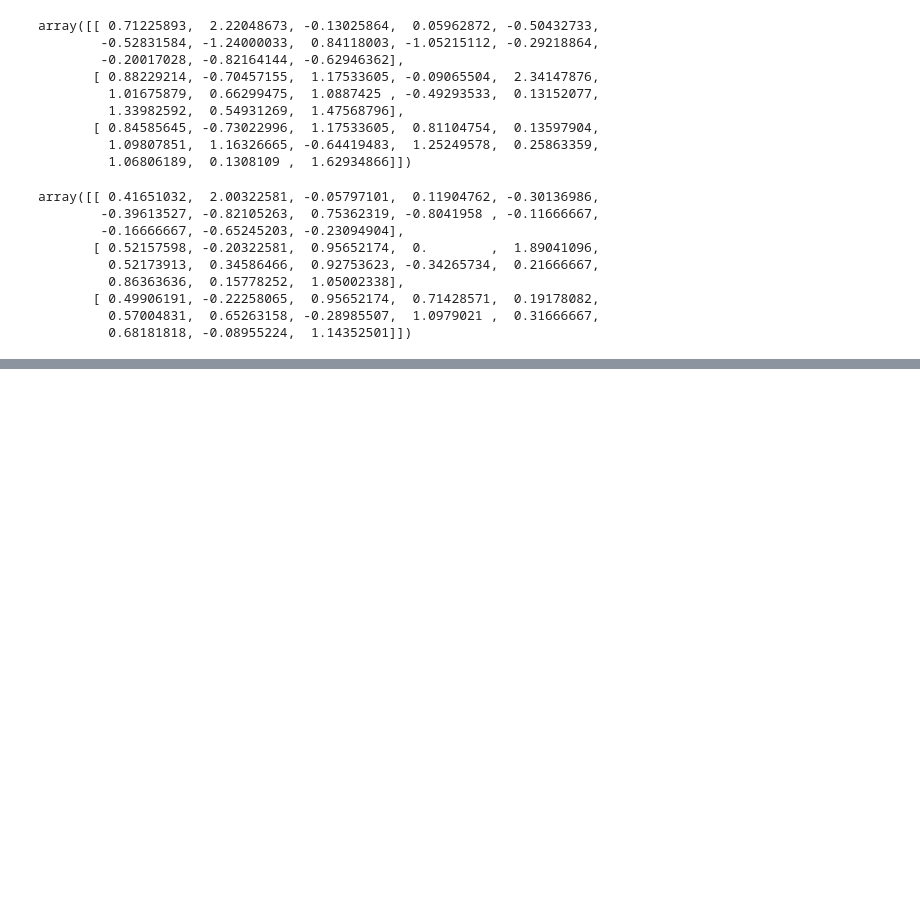
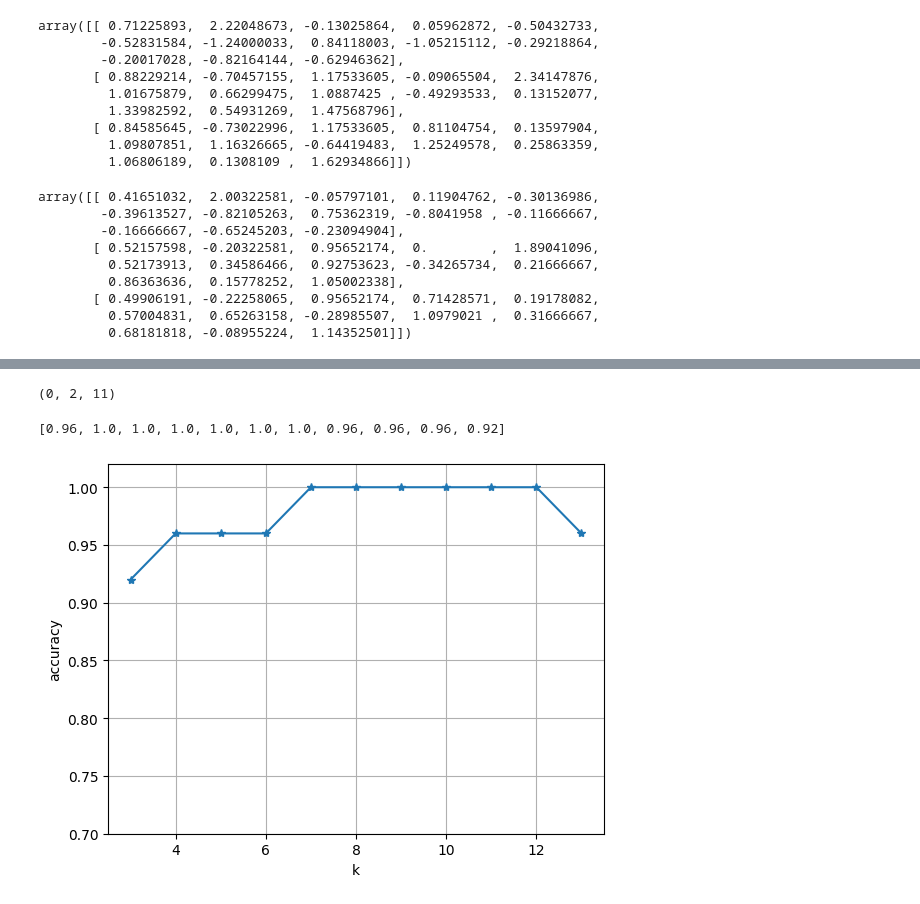
Before and after one commit to addo561/Pytorch-book-chapters, a Jupyter notebook: chapter4.ipynb, the cells around one changed output, grey strips where cells are left out. Saved outputs shown, nothing was run; the diff lists cells and outputs as text; code cells hidden in the pictures; blank space fills up the shorter version.

```diff
--- a/chapter4.ipynb
+++ b/chapter4.ipynb
@@ -319,0 +369,6 @@ array([[ 0.41651032,  2.00322581, -0.05797101,  0.11904762, -0.30136986,
+# %%
+import matplotlib.pyplot as plt
+from sklearn.neighbors import KNeighborsClassifier
+knn = KNeighborsClassifier(n_neighbors=5)
+sbs = SBS(k_features=3,estimator=knn)
+sbs.fit(X_train_sc,y_train)
@@ -319,0 +391,19 @@ array([[ 0.41651032,  2.00322581, -0.05797101,  0.11904762, -0.30136986,
+# %%
+sbs.indices_
+# %% [output]
+(0, 2, 11)
+# %%
+sbs.scores
+# %% [output]
+[0.96, 1.0, 1.0, 1.0, 1.0, 1.0, 1.0, 0.96, 0.96, 0.96, 0.92]
+# %%
+#plotting len of features and accuracy
+k_feats = [len(k) for k in sbs.subsets_]
+plt.plot(k_feats,sbs.scores,marker='*')
+plt.ylim([0.7, 1.02])
+plt.ylabel('accuracy')
+plt.xlabel('k')
+plt.grid()
+plt.show()
+# %% [output]
+[figure, added]
```
Also changed, not shown: parts of 8 cells of this notebook.
